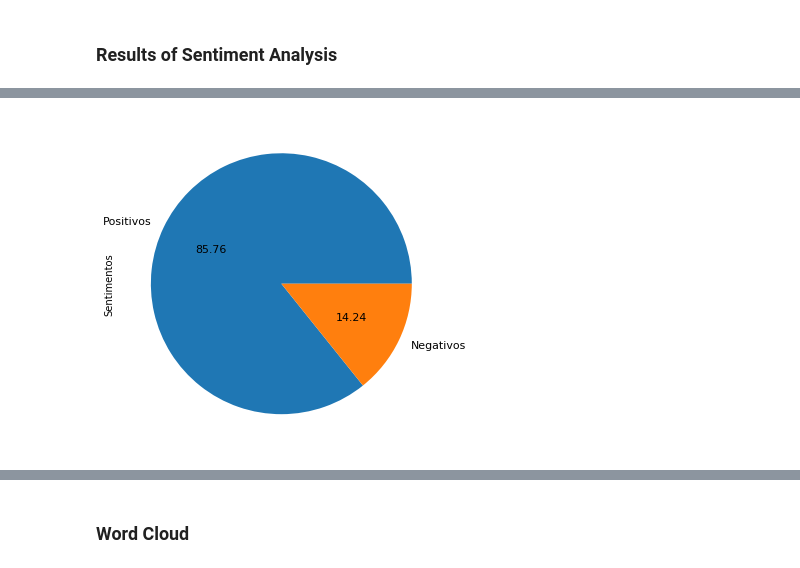
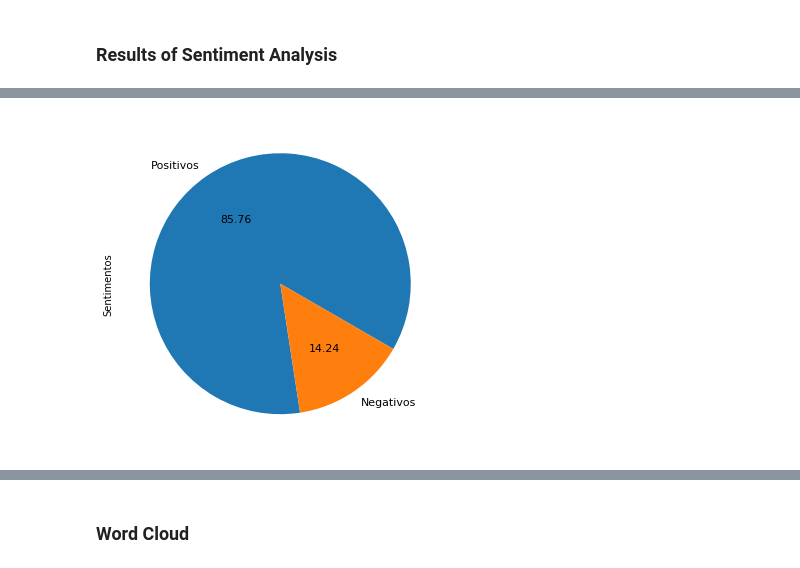
Before and after one commit to larissafv/squad5, a Jupyter notebook: Artigo/Twitter Sentiment Analisys.ipynb, the cells around one changed output, grey strips where cells are left out. Drawn from its saved outputs; the diff is of its cells as text; code cells hidden in the pictures.

```diff
--- a/Artigo/Twitter Sentiment Analisys.ipynb
+++ b/Artigo/Twitter Sentiment Analisys.ipynb
@@ -199,3 +207,11 @@ tt_df
+# %%
+index = [ind for ind,text in zip(tt_df.index,tt_df['text']) if ('distanciamento','social') in nltk.bigrams(text.lower().split())]
+dis_len = len(index)
+dist_social = tt_df.iloc[index]
+# %%
+index = [ind for ind,text in zip(tt_df.index,tt_df['text']) if 'hidroxicloroquina' in text.lower().split() or 'cloroqouina' in text.lower().split()]
+hid_len = len(index)
+hidroxi_cloro = tt_df.iloc[index]
 # %% [markdown]
 ### Training Model
 # %%
@@ -261,2 +279,11 @@ def analize_sentimentEN(tweet):
+# %%
+# PARA FAZER ANÁLISE DE SUBCONJUNTOS, MANTER OS RESTANTES COMENTADOS
+
+#tt_df = tt_df_copy
+#tt_df = quar_conf
+#tt_df = cor
+#tt_df = aglom
+tt_df = dist_social
+#tt_df = hidroxi_cloro
 # %%
 tt_df['SA TextBlob'] = np.array([ sentiment(tweet) for tweet in tt_df['text'] ]) #Portuguese Dictionary
@@ -264,8 +297,8 @@ tt_df['SA TextBlob'] = np.array([ sentiment(tweet) for tweet in tt_df['text'] ])
 ### Results of Sentiment Analysis
 # %%
 #Sentiment Analysis Results
-pos_tweets = [ tweet for index, tweet in enumerate(tt_df['text']) if tt_df['SA TextBlob'][index] > 0]
-neg_tweets = [ tweet for index, tweet in enumerate(tt_df['text']) if tt_df['SA TextBlob'][index] < 0]
+pos_tweets = [ tweet for index, tweet in zip(tt_df.index,tt_df['text']) if tt_df['SA TextBlob'][index] > 0]
+neg_tweets = [ tweet for index, tweet in zip(tt_df.index,tt_df['text']) if tt_df['SA TextBlob'][index] < 0]
 # %%
 print("Porcentagem de Tweets Positivos: {}%".format(len(pos_tweets)*100/len(tt_df['text'])))
 print("Porcentagem de Tweets Negativos: {}%".format(len(neg_tweets)*100/len(tt_df['text'])))
@@ -277,6 +310,6 @@ sentiments = ['Positivos', 'Negativos']
 percents = [len(pos_tweets), len(neg_tweets)]
 # %%
 pie_chart = pd.Series(percents, index=sentiments, name='Sentimentos')
-pie_chart.plot.pie(fontsize=11, autopct='%.2f', figsize=(6, 6));
+pie_chart.plot.pie(fontsize=11, autopct='%.2f', figsize=(6, 6),startangle=-30);
 # %% [output]
-[figure, old version]
+[figure, new version]
```
Also changed, not shown: parts of 26 cells of this notebook.
